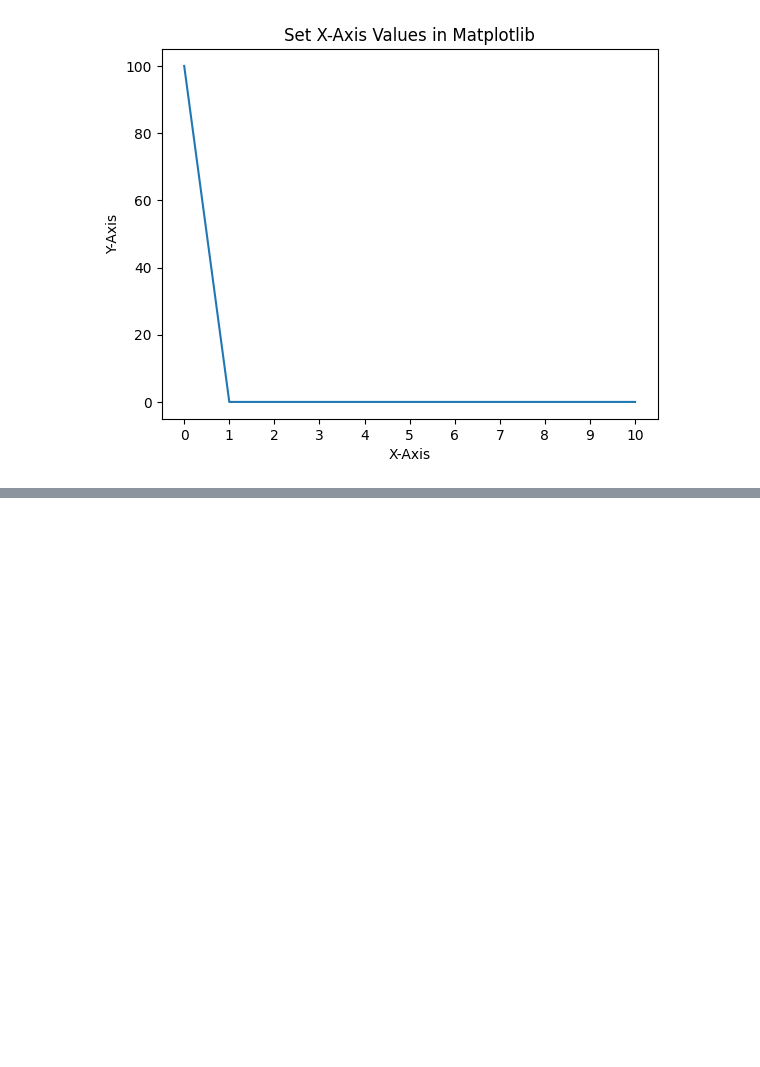
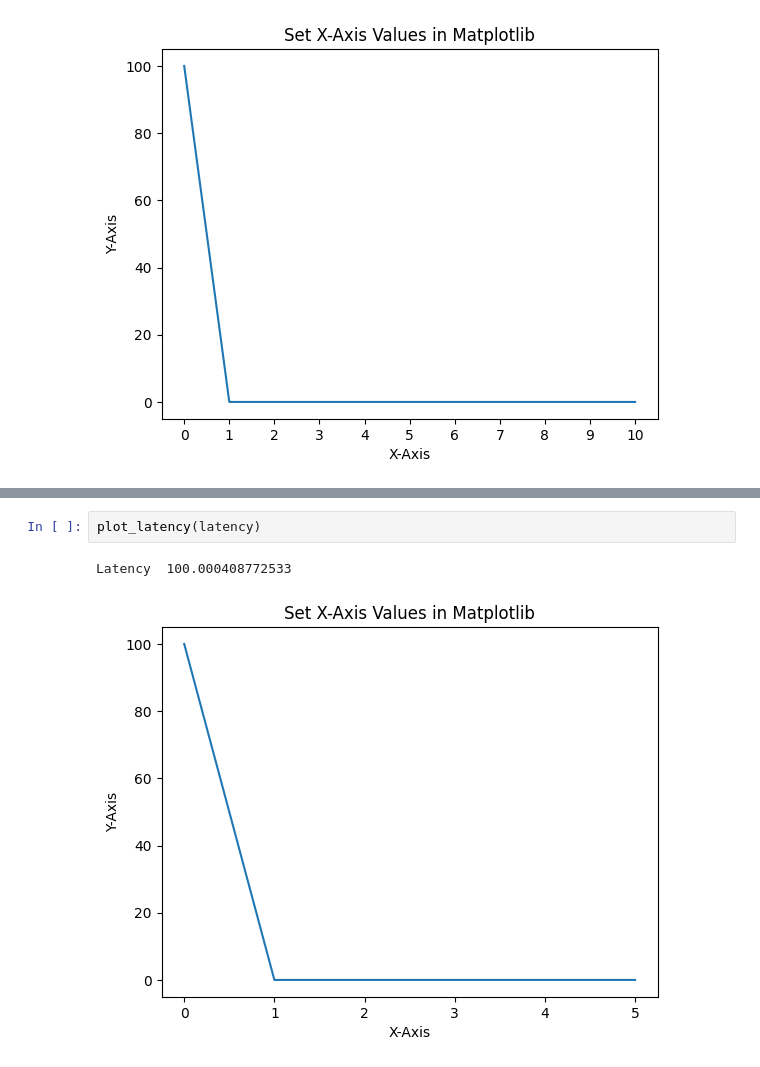
Before and after one commit to chinmayparekh/StreamingDataSystems, a Jupyter notebook: plots/batch.ipynb, the cells around one changed output, grey strips where cells are left out. Drawn from its saved outputs; the diff is of its cells as text; blank space fills up the shorter version.

```diff
--- a/plots/batch.ipynb
+++ b/plots/batch.ipynb
@@ -100,0 +134,5 @@ Latency  100.000637777345
+# %%
+plot_latency(latency)
+# %% [output]
+Latency  100.000408772533
+[figure, added]
```
Also changed, not shown: parts of 8 cells of this notebook, 20 other files.
